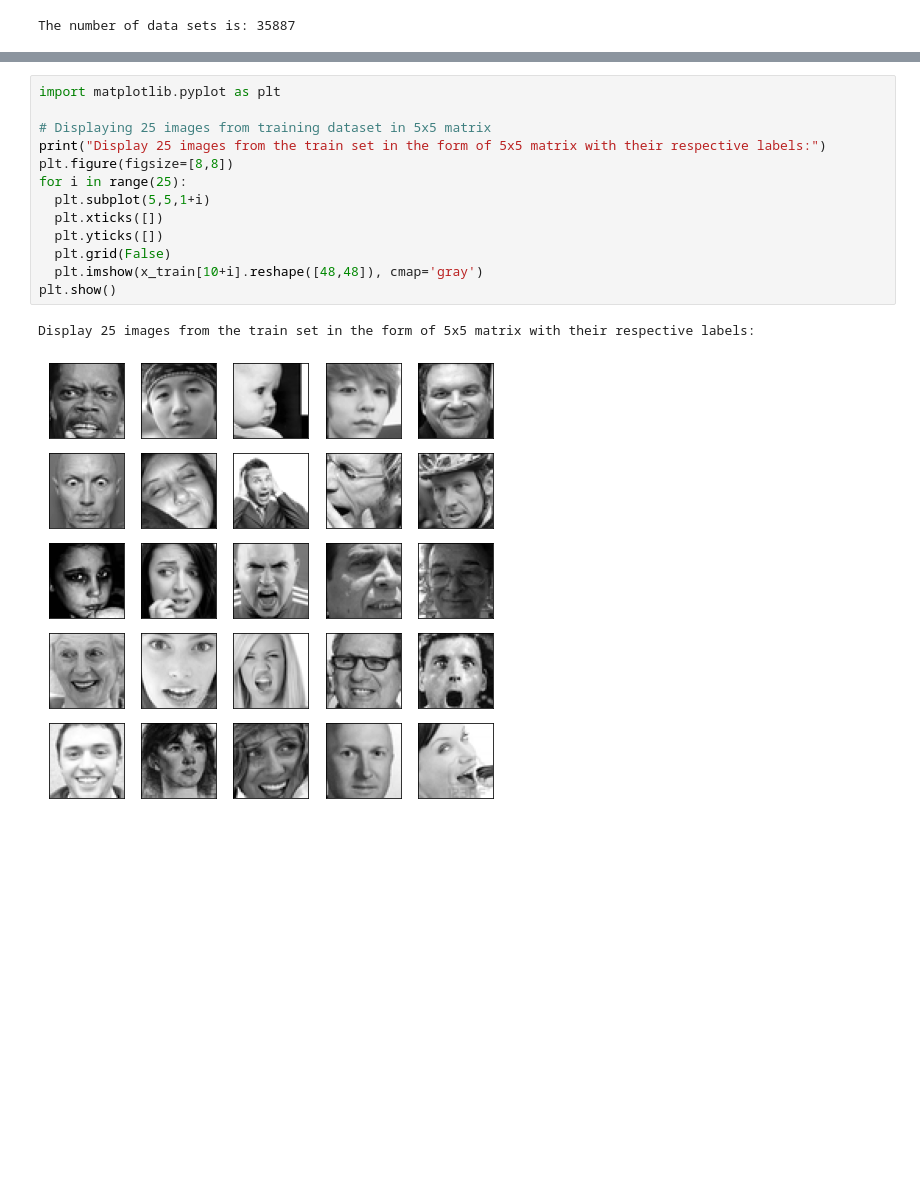
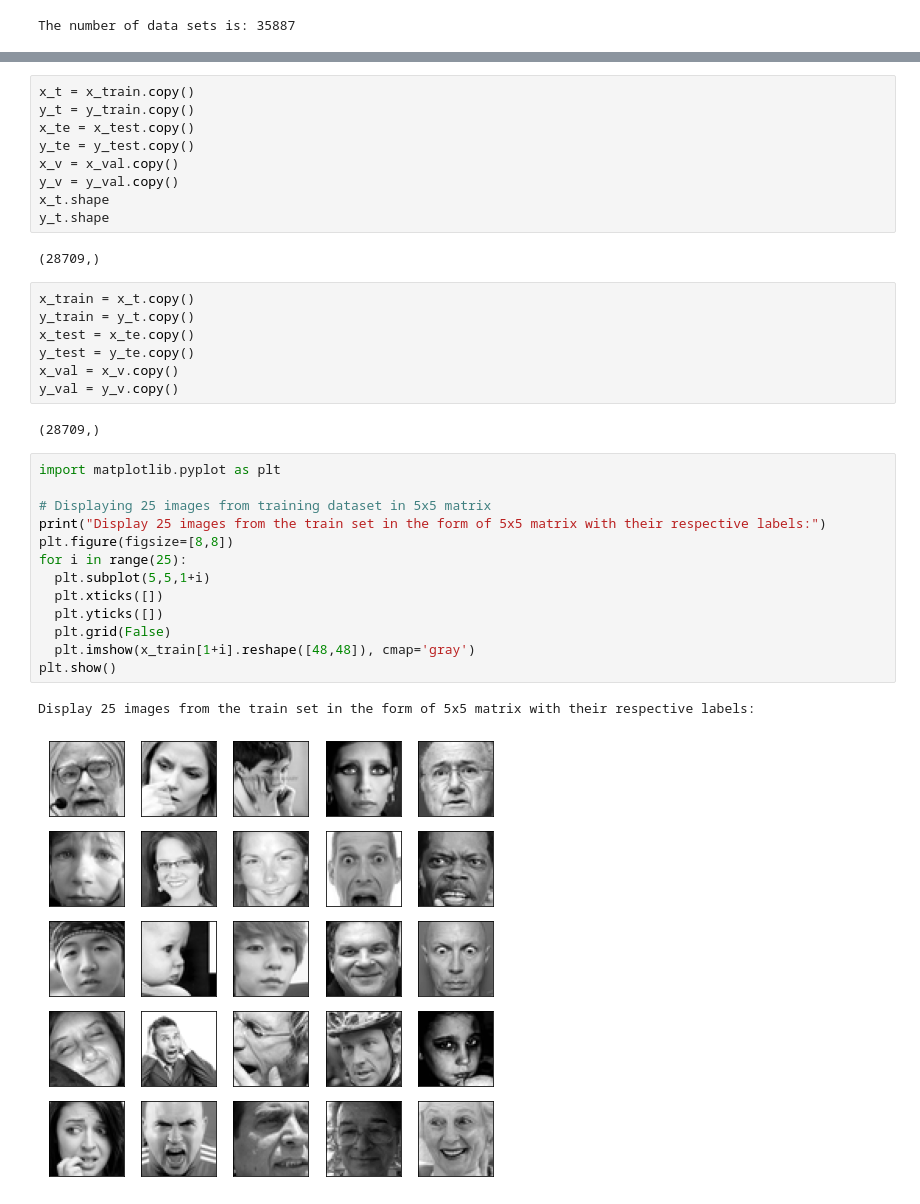
Before and after one commit to Tithra/Computer-Vision-DNN, a Jupyter notebook: FaceRecognition.ipynb, the cells around one changed output, grey strips where cells are left out. Saved outputs shown, nothing was run; the diff lists cells and outputs as text; blank space fills up the shorter version.

```diff
--- a/FaceRecognition.ipynb
+++ b/FaceRecognition.ipynb
@@ -63,19 +64,39 @@ x_val.shape
+# %%
+x_t = x_train.copy()
+y_t = y_train.copy()
+x_te = x_test.copy()
+y_te = y_test.copy()
+x_v = x_val.copy()
+y_v = y_val.copy()
+x_t.shape
+y_t.shape
+# %% [output]
+(28709,)
+# %%
+x_train = x_t.copy()
+y_train = y_t.copy()
+x_test = x_te.copy()
+y_test = y_te.copy()
+x_val = x_v.copy()
+y_val = y_v.copy()
+# %% [output]
+(28709,)
 # %%
 import matplotlib.pyplot as plt
 
 # Displaying 25 images from training dataset in 5x5 matrix
 print("Display 25 images from the train set in the form of 5x5 matrix with their respective labels:")
 plt.figure(figsize=[8,8])
 for i in range(25):
   plt.subplot(5,5,1+i)
   plt.xticks([])
   plt.yticks([])
   plt.grid(False)
-  plt.imshow(x_train[10+i].reshape([48,48]), cmap='gray')
+  plt.imshow(x_train[1+i].reshape([48,48]), cmap='gray')
 plt.show()
 # %% [output]
 Display 25 images from the train set in the form of 5x5 matrix with their respective labels:
-[figure, old version]
+[figure, new version]
 # %%
 #CBAM
 
```
Also changed, not shown: parts of 4 cells of this notebook.
